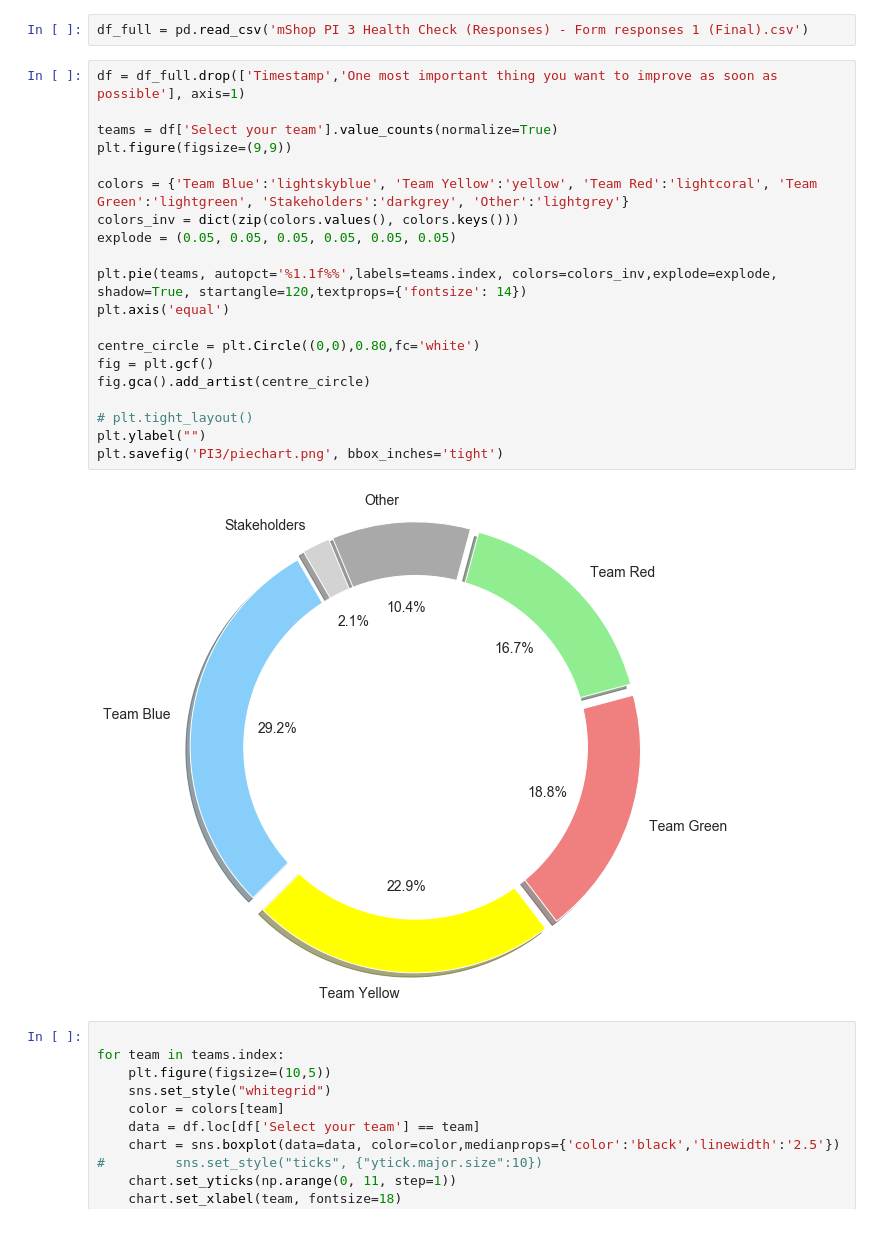
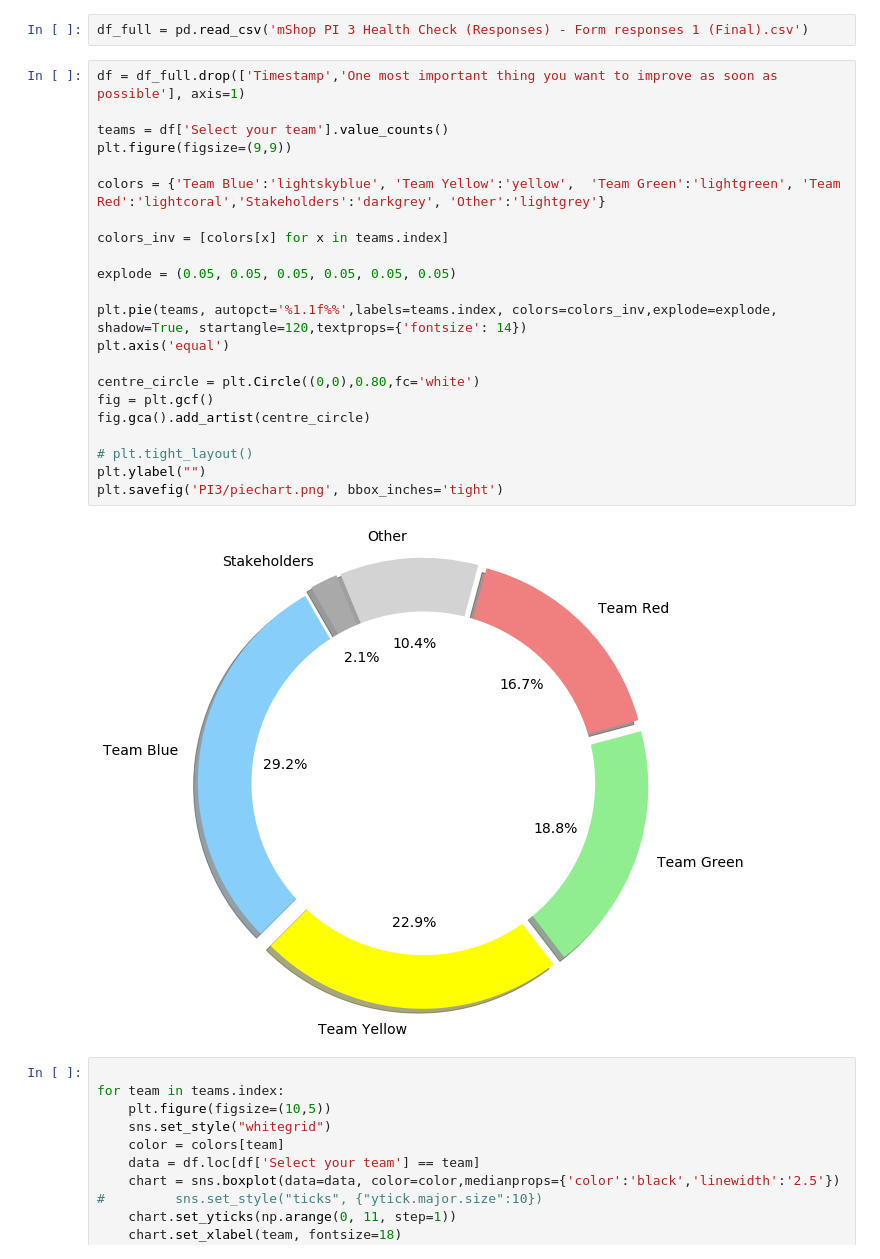
Before and after one commit to marisly/stats, a Jupyter notebook: charts.ipynb, the cells around one changed output. Drawn from its saved outputs; the diff is of its cells as text.

Commit message:
corrected color

```diff
--- a/charts.ipynb
+++ b/charts.ipynb
@@ -10,25 +10,27 @@ df_full = pd.read_csv('mShop PI 3 Health Check (Responses) - Form responses 1 (F
 # %%
 df = df_full.drop(['Timestamp','One most important thing you want to improve as soon as possible'], axis=1)
 
-teams = df['Select your team'].value_counts(normalize=True)
+teams = df['Select your team'].value_counts()
 plt.figure(figsize=(9,9))
 
-colors = {'Team Blue':'lightskyblue', 'Team Yellow':'yellow', 'Team Red':'lightcoral', 'Team Green':'lightgreen', 'Stakeholders':'darkgrey', 'Other':'lightgrey'}
-colors_inv = dict(zip(colors.values(), colors.keys()))
+colors = {'Team Blue':'lightskyblue', 'Team Yellow':'yellow',  'Team Green':'lightgreen', 'Team Red':'lightcoral','Stakeholders':'darkgrey', 'Other':'lightgrey'}
+
+colors_inv = [colors[x] for x in teams.index]
+
 explode = (0.05, 0.05, 0.05, 0.05, 0.05, 0.05)
 
 plt.pie(teams, autopct='%1.1f%%',labels=teams.index, colors=colors_inv,explode=explode, shadow=True, startangle=120,textprops={'fontsize': 14})
 plt.axis('equal')
 
 centre_circle = plt.Circle((0,0),0.80,fc='white')
 fig = plt.gcf()
 fig.gca().add_artist(centre_circle)
 
 # plt.tight_layout()
 plt.ylabel("")
 plt.savefig('PI3/piechart.png', bbox_inches='tight')
 # %% [output]
-[figure, old version]
+[figure, new version]
 # %%
 
 for team in teams.index:
```
Also changed, not shown: 2 other files.
